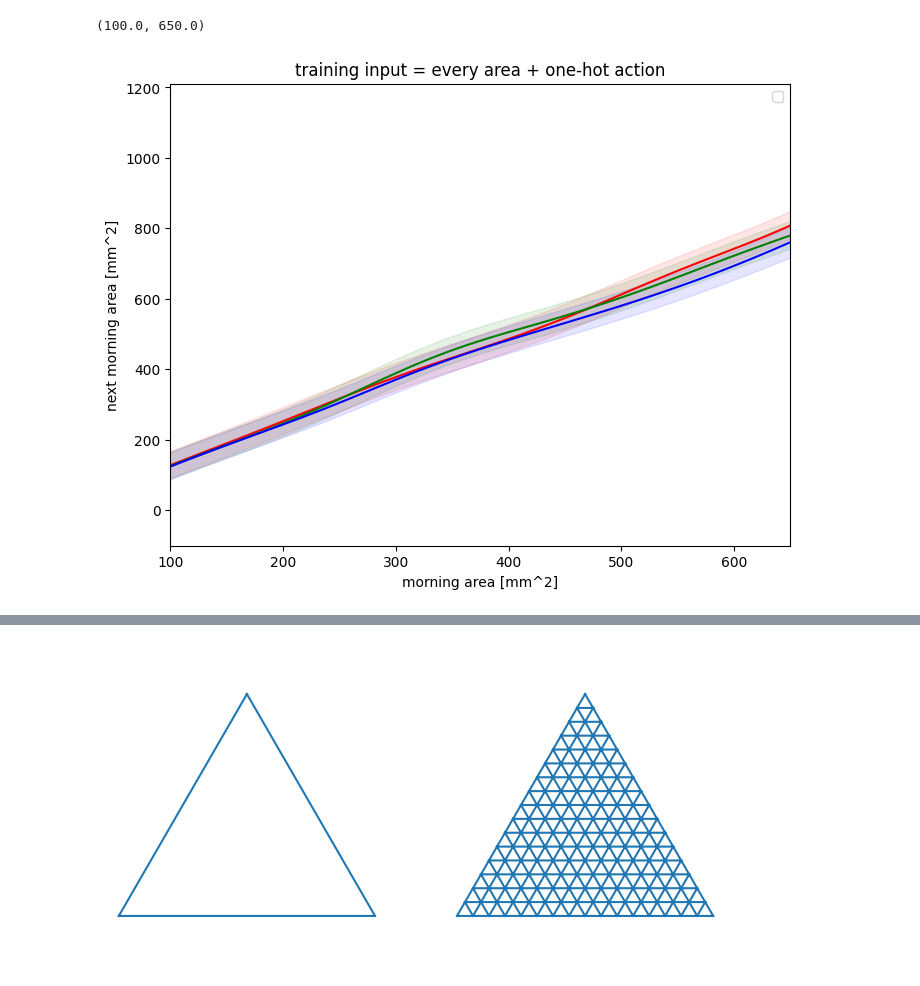
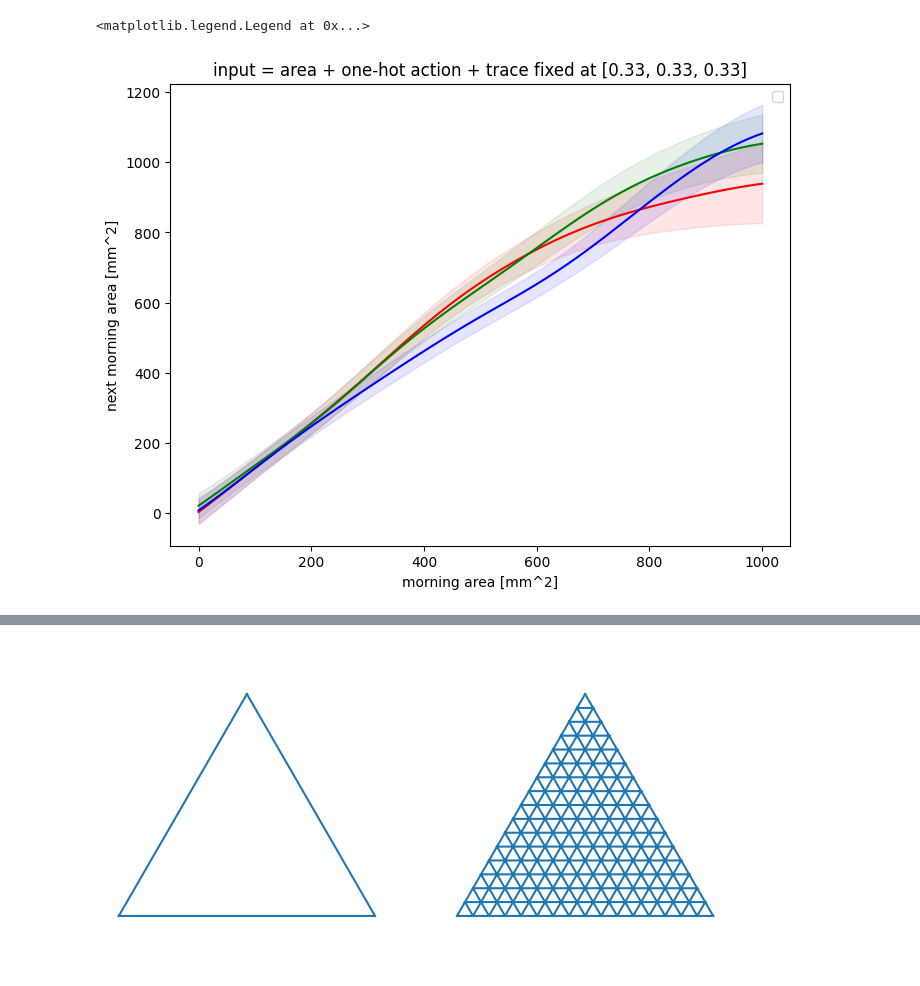
Before and after one commit to steventango/plant-rl, a Jupyter notebook: analysis/GP/analyze_GP_model.ipynb, the cells around one changed output, grey strips where cells are left out. Cells and saved outputs as stored; diff of their text form; code cells hidden in the pictures.

Commit message:
trained a GP model with data from E11, E12, E13

```diff
--- a/analysis/GP/analyze_GP_model.ipynb
+++ b/analysis/GP/analyze_GP_model.ipynb
@@ -8,3 +6,3 @@ action_trace = 0  # choose from [0, 1, 3, 5, 7, 9] where 0 corresponds to no tra
 # %%
-with open(f"./models/{data_type}{action_trace}_GP_model.pickle", "rb") as f:
+with open(f"./models/E13_every_size_1day_trace5.pickle", "rb") as f:
     GP_model = pickle.load(f)
@@ -13,7 +9,8 @@ WARNING:jax._src.xla_bridge:An NVIDIA GPU may be present on this machine, but a
 # %%
-test_area = np.linspace(0, 800, 100)
+actions = [[1, 0, 0], [0, 1, 0], [0, 0, 1]]
+test_area = np.linspace(0, 1000, 100)
 tests = [
-    np.vstack([[area] + np.squeeze(np.eye(1, 3, i)).tolist() for area in test_area])
+    np.vstack([[area] + actions[i] + [0.33, 0.33, 0.33] for area in test_area])
     for i in range(3)
 ]
 Mean = []
@@ -25,24 +22,25 @@ for i in range(3):
 # %%
 fig, ax = plt.subplots(figsize=(8, 6))
 COLORS = ["r", "g", "b"]
 for i in range(3):
     ax.plot(test_area, Mean[i], color=COLORS[i])
     ax.fill_between(
         test_area.squeeze(),
         Mean[i] - 1 * Std[i],
         Mean[i] + 1 * Std[i],
         alpha=0.1,
         color=COLORS[i],
     )
 ax.set_xlabel("morning area [mm^2]")
 ax.set_ylabel("next morning area [mm^2]")
-ax.set_title(f"training input = {data_type} area + one-hot action")
+ax.set_title(f"input = area + one-hot action + trace fixed at [0.33, 0.33, 0.33]")
+#ax.set_title(f"input = area + one-hot action ")
 ax.legend()
-ax.set_xlim([100, 650])
+#ax.set_xlim([100, 1000])
 # ax.set_ylim([100., 750])
 # %% [output]
-(100.0, 650.0)
+<matplotlib.legend.Legend at 0x...>
-[figure, old version]
+[figure, new version]
 # %%
 policies = [
     [np.squeeze(np.eye(1, 3, i)).tolist() for day in range(14)] for i in range(3)
```
Also changed, not shown: parts of 7 cells of this notebook, 9 other files.
